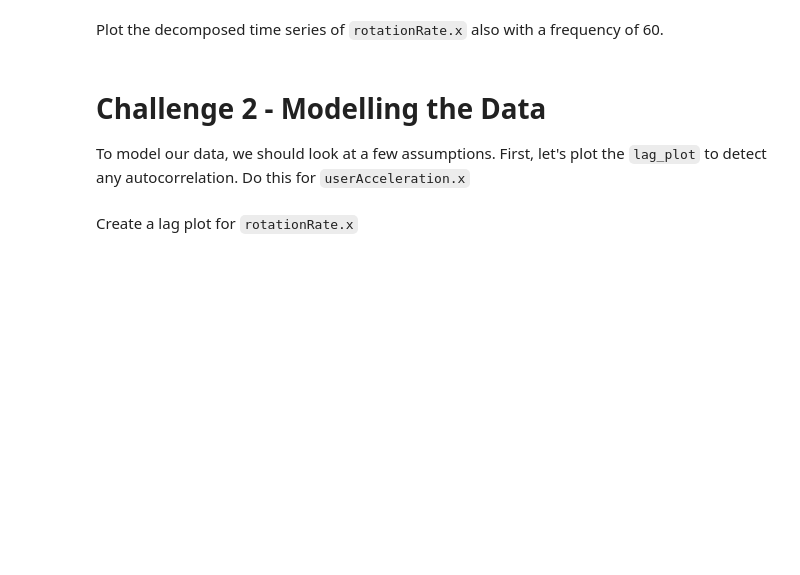
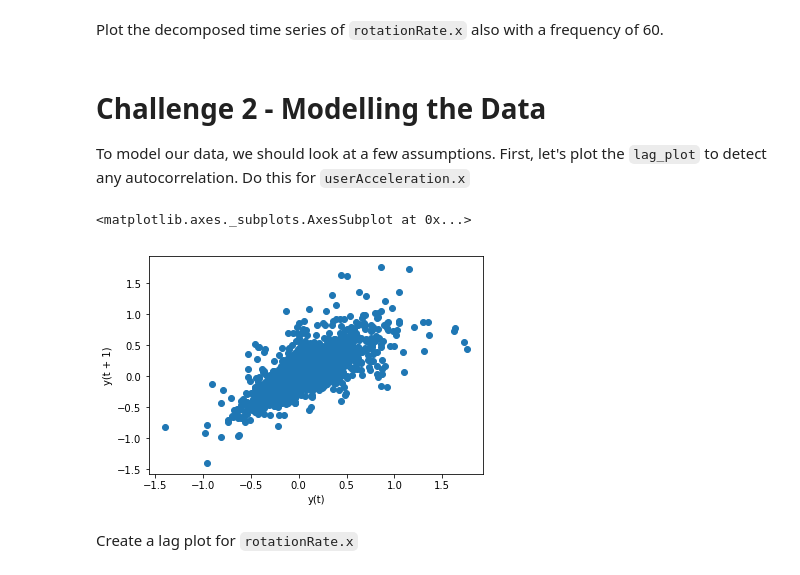
Before and after one commit to alonsopdani/datamad0419, a Jupyter notebook: module-2/lab-time-series/your-code/main.ipynb, the cells around one changed output. Cells and saved outputs as stored; diff of their text form; code cells hidden in the pictures; blank space fills up the shorter version.

```diff
--- a/module-2/lab-time-series/your-code/main.ipynb
+++ b/module-2/lab-time-series/your-code/main.ipynb
@@ -50,6 +97,10 @@ Plot the decomposed time series of `rotationRate.x` also with a frequency of 60.
 To model our data, we should look at a few assumptions. First, let's plot the `lag_plot` to detect any autocorrelation. Do this for `userAcceleration.x`
 # %%
 # Your code here:
+pd.plotting.lag_plot(sensor["userAcceleration.x"])
+# %% [output]
+<matplotlib.axes._subplots.AxesSubplot at 0x...>
+[figure, added]
 # %% [markdown]
 Create a lag plot for `rotationRate.x`
 # %%
```
Also changed, not shown: parts of 21 cells of this notebook.
